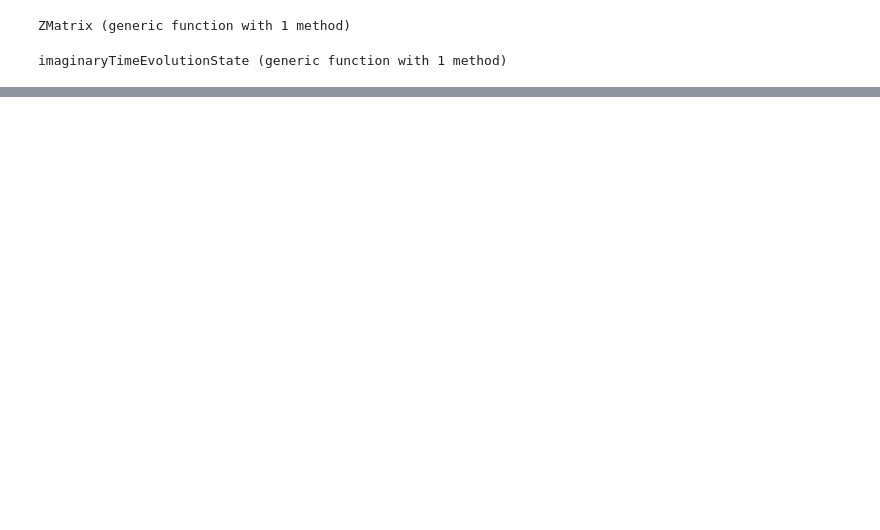
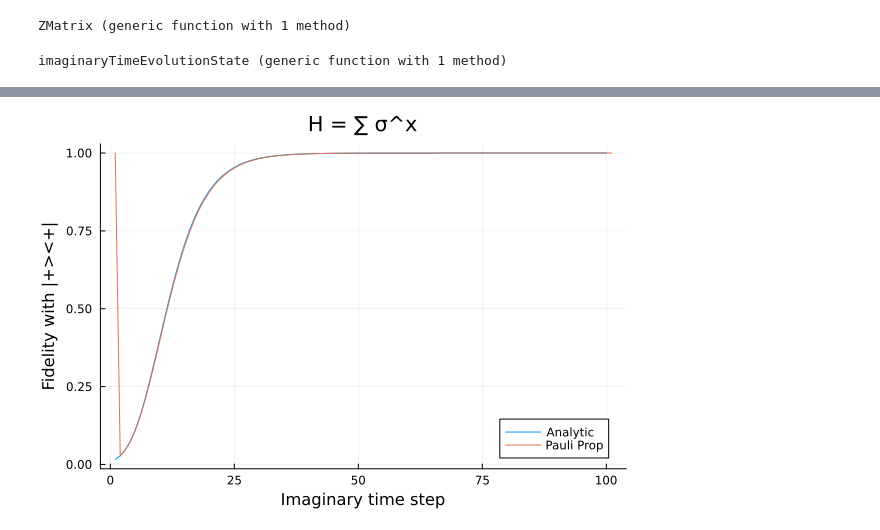
Before and after one commit to wrightjandrew/ImaginaryTimeEvolutionPauliPropagation, a Jupyter notebook: imaginaryTimeEvolution/proof_of_princ_thermal_state_prep (1).ipynb, the cells around one changed output, grey strips where cells are left out. Cells and saved outputs as stored; diff of their text form; code cells hidden in the pictures; blank space fills up the shorter version.

Commit message:
comparison with exponential evolution

```diff
--- a/imaginaryTimeEvolution/proof_of_princ_thermal_state_prep (1).ipynb
+++ b/imaginaryTimeEvolution/proof_of_princ_thermal_state_prep (1).ipynb
@@ -183,12 +170,8 @@ end
 # %% [output]
 imaginaryTimeEvolutionState (generic function with 1 method)
 # %%
-H = XMatrix(3, 1)+XMatrix(3, 2)+XMatrix(3, 3) - ZMatrix(3, 1)  - ZMatrix(3, 2)*ZMatrix(3, 3)
-println(eigen(H).values)
-groundState = eigen(H).vectors[:,1]
-initialState = ones(2^3)/(sqrt(2^3))
-println(initialState'*groundState)
-imag = imaginaryTimeEvolutionState(nq, H, 100.0)
-println(imag'*groundState)
-
-density = groundState*groundState'
+#H = kron(XMatrix(1, 1),XMatrix(1, 1),XMatrix(1, 1))
+H = I(2^nq)
+for i in 1:nq
+    H += XMatrix(nq, i)
+end
@@ -220,9 +177,0 @@ println(eigen(imag2).values)
-# %%
-nqubits = 3
-H = zeros(2^nqubits, 2^nqubits)
-for i in 1:nqubits
-    H += XMatrix(nqubits, i)
-end
-
-beta = 10.0
-imaginaryTimeEvolution(nqubits, H, beta)
@@ -238,0 +178,8 @@ imaginaryTimeEvolution(nqubits, H, beta)
+# %%
+state = [1; 1]/sqrt(2)
+state = kron(state, state, state, state, state, state)
+
+finalDensity = imaginaryTimeEvolution(6, H, -100.0)
+println(tr(finalDensity))
+display(finalDensity)
+println(state'*finalDensity*state)
@@ -238,0 +206,13 @@ imaginaryTimeEvolution(nqubits, H, beta)
+# %%
+nq = 6
+beta2 = LinRange(0, 10, 100)
+overlap = Float64[]
+for i in beta2
+    density = imaginaryTimeEvolution(nq, H, -i)
+    push!(overlap, state'*density*state)
+end
+
+plot(overlap, ylabel="Fidelity with |+><+|", xlabel="Imaginary time step", label = "Analytic", title="H = ∑ σ^x")
+plot!(overlapsEvery, ylabel="Fidelity with |+><+|", xlabel="Imaginary time step", label="Pauli Prop", title="H = ∑ σ^x")
+# %% [output]
+[figure, added]
```
Also changed, not shown: parts of 15 cells of this notebook.
